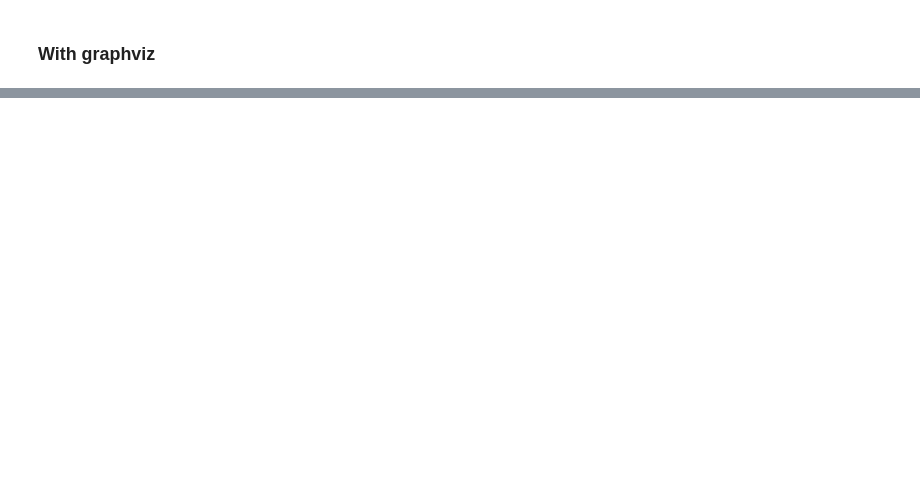
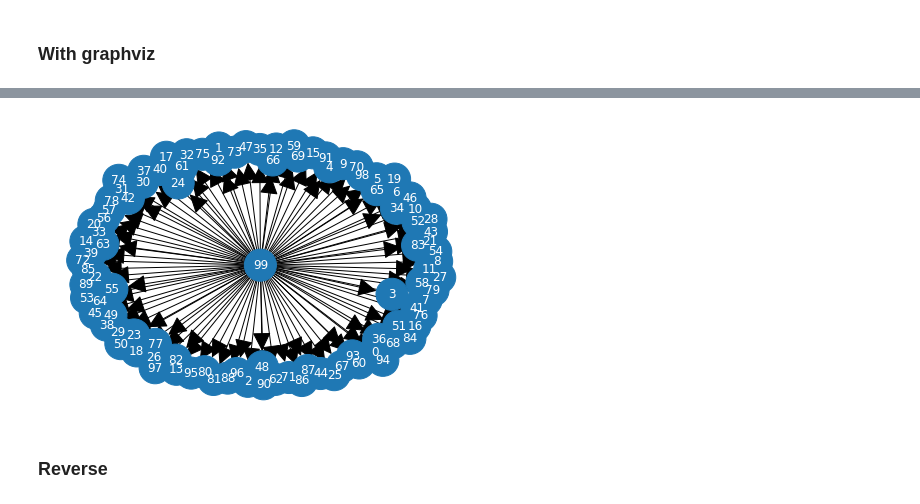
Before and after one commit to Yvee1/pagerank, a Jupyter notebook: pagerank.ipynb, the cells around one changed output, grey strips where cells are left out. Drawn from its saved outputs; the diff is of its cells as text; code cells hidden in the pictures; blank space fills up the shorter version.

```diff
--- a/pagerank.ipynb
+++ b/pagerank.ipynb
@@ -271,0 +277,21 @@ internet.plot0()
+# %%
+#wiki = Page("Wikipedia")
+#yt = Page("YouTube")
+#twitter = Page("Twitter")
+
+#wiki.addLinkTo(yt)
+#wiki.addLinkTo(twitter)
+#yt.addLinkTo(twitter)
+#twitter.addLinkTo(yt)
+#internet = Network()
+#internet.addPages(yt, wiki, twitter)
+
+internetV2= Network()
+homepage = Page("Homepage")
+for i in range(0,99):
+    p = Page("test" + str(i))
+    homepage.addLinkTo(p)
+    internetV2.addPage(p)
+internetV2.addPage(homepage)
+PageRanker.rank(internetV2, 1000, 0.5)
+internetV2.showRanking()
@@ -271,0 +337,6 @@ internet.plot0()
+# %%
+internetV2.plot2()
+# %% [output]
+[figure, added]
+# %% [markdown]
+### Reverse
```
Also changed, not shown: parts of 8 cells of this notebook.
